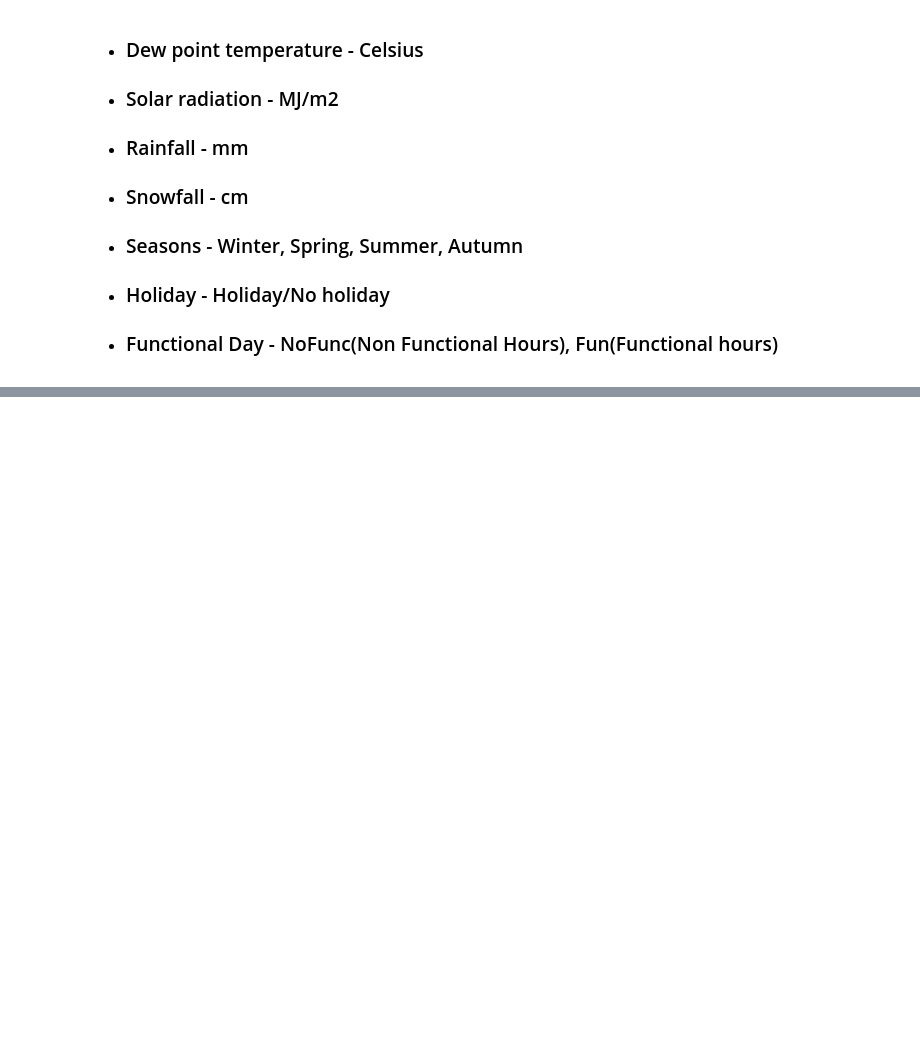
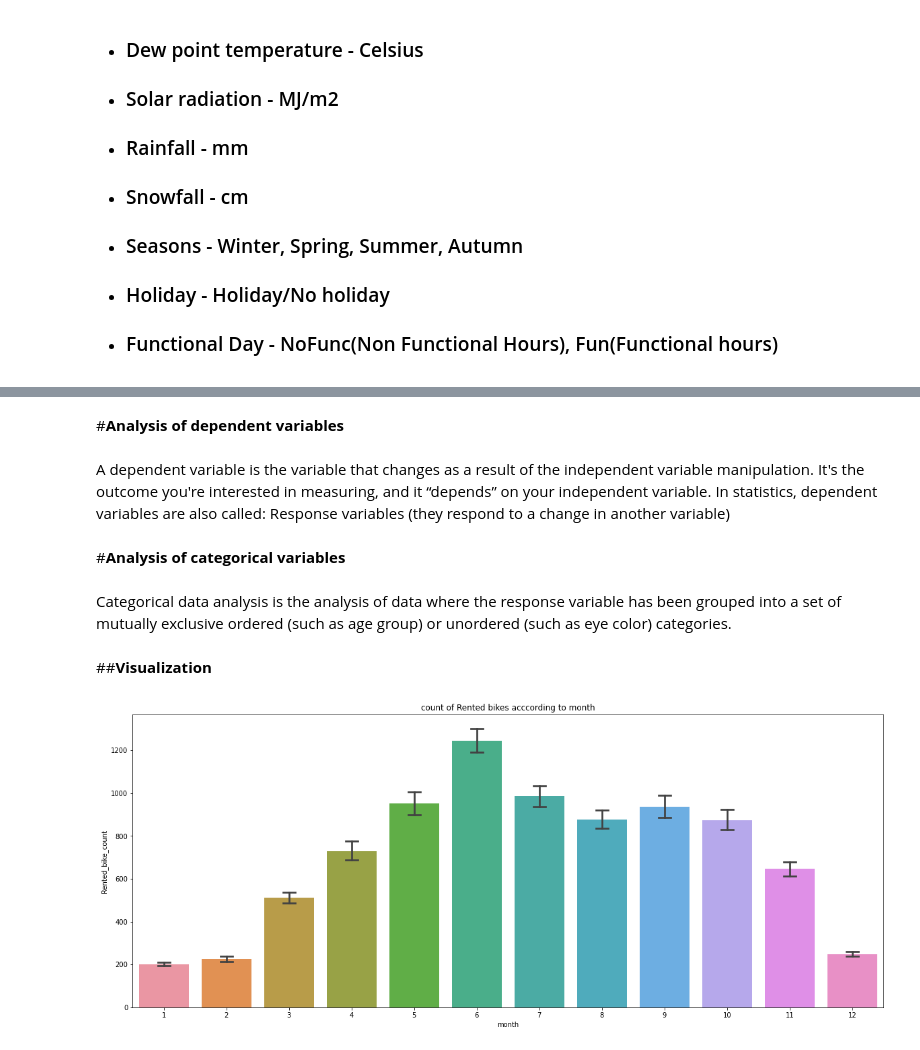
Before and after one commit to Meghanah97/Individual_project_bike_sharing_demand_prediction, a Jupyter notebook: Bike_Sharing_Demand_Prediction_Capstone_Project.ipynb, the cells around one changed output, grey strips where cells are left out. Drawn from its saved outputs; the diff is of its cells as text; code cells hidden in the pictures; blank space fills up the shorter version.

```diff
--- a/Bike_Sharing_Demand_Prediction_Capstone_Project.ipynb
+++ b/Bike_Sharing_Demand_Prediction_Capstone_Project.ipynb
@@ -194,0 +202,8 @@ bike_df=bike_df.rename(columns={'Rented Bike Count':'Rented_bike_count',
+# %%
+data['year']=data['Date'].dt.year
+data['month']=data['Date'].dt.month
+data['day']=data['Date'].dt.day_name()
+# %%
+#creating a new column of weekend_weekdays and dropping unnecessary columns
+data['weekdays_weekend']=data['day'].apply(lambda x :1 if x=='Saturday' or x=='Sunday' else 0)
+data=data.drop(columns=['Date','day','year'],axis=1)
@@ -194,0 +284,4 @@ bike_df=bike_df.rename(columns={'Rented Bike Count':'Rented_bike_count',
+# %%
+cols=['Hour','month','weekdays_weekend']
+for i in cols:
+  data[i]=data[i].astype('category')
@@ -194,0 +308,12 @@ bike_df=bike_df.rename(columns={'Rented Bike Count':'Rented_bike_count',
+# %%
+#renaming column names
+data=data.rename(columns={'Rented Bike Count':'Rented_bike_count',
+                                'Humidity(%)':'Humidity',
+                                'Temperature(°C)':'Temperature',
+                                'Wind speed (m/s)':'Wind_speed',
+                                'Visibility (10m)':'Visibility',
+                                'Dew point temperature(°C)':'Dew_point_temperature',
+                                'Solar Radiation (MJ/m2)':'Solar_radiation',
+                                'Rainfall(mm)':'Rainfall',
+                                'Snowfall (cm)':'Snowfall',
+                                'Functioning Day':'Functioning_day'})
@@ -194,0 +328,18 @@ bike_df=bike_df.rename(columns={'Rented Bike Count':'Rented_bike_count',
+# %% [markdown]
+#**Analysis of dependent variables**
+# %% [markdown]
+A dependent variable is the variable that changes as a result of the independent variable manipulation. It's the outcome you're interested in measuring, and it “depends” on your independent variable. In statistics, dependent variables are also called: Response variables (they respond to a change in another variable)
+# %% [markdown]
+#**Analysis of categorical variables**
+# %% [markdown]
+Categorical data analysis is the analysis of data where the response variable has been grouped into a set of mutually exclusive ordered (such as age group) or unordered (such as eye color) categories.
+# %% [markdown]
+##**Visualization**
+# %%
+#month
+#analyzing of data by visualization
+fig,ax=plt.subplots(figsize=(20,8))
+sns.barplot(data=data,x='month',y='Rented_bike_count',ax=ax,capsize=.2)
+ax.set(title='count of Rented bikes acccording to month');
+# %% [output]
+[figure, added]
```
Also changed, not shown: parts of 55 cells of this notebook.
